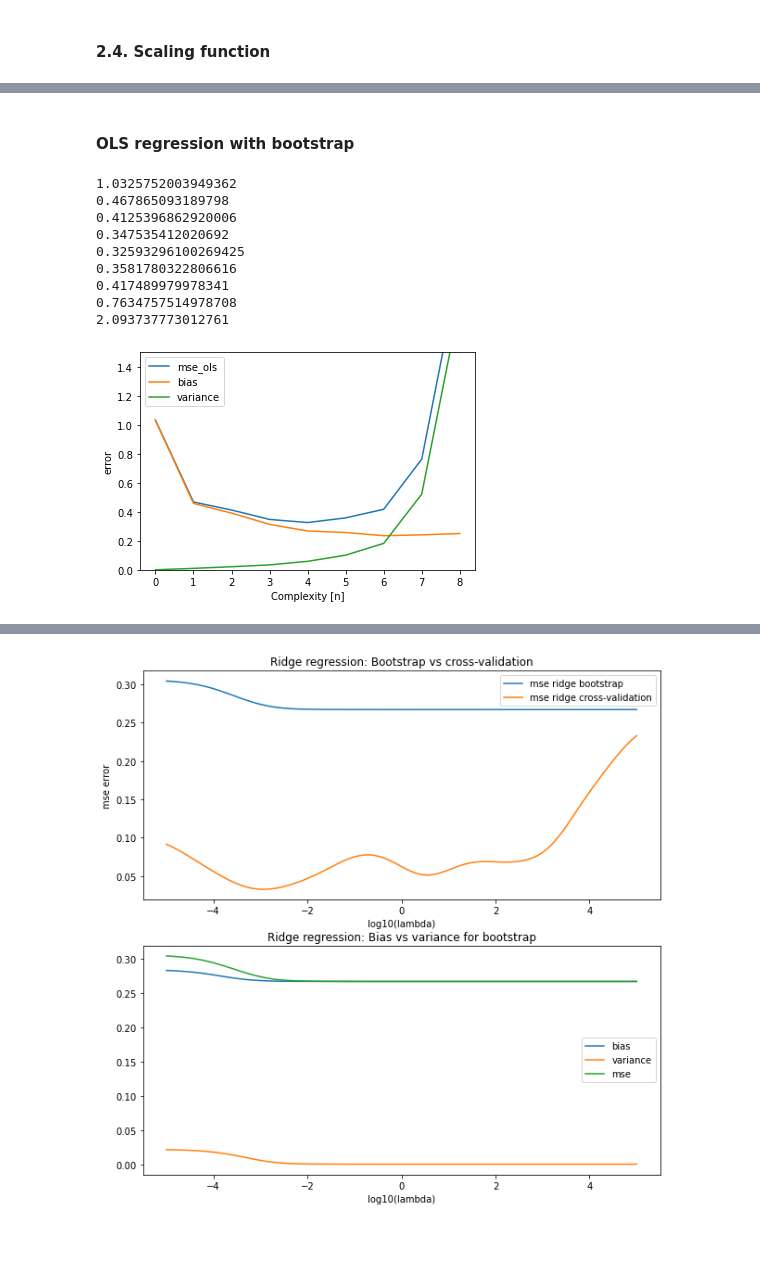
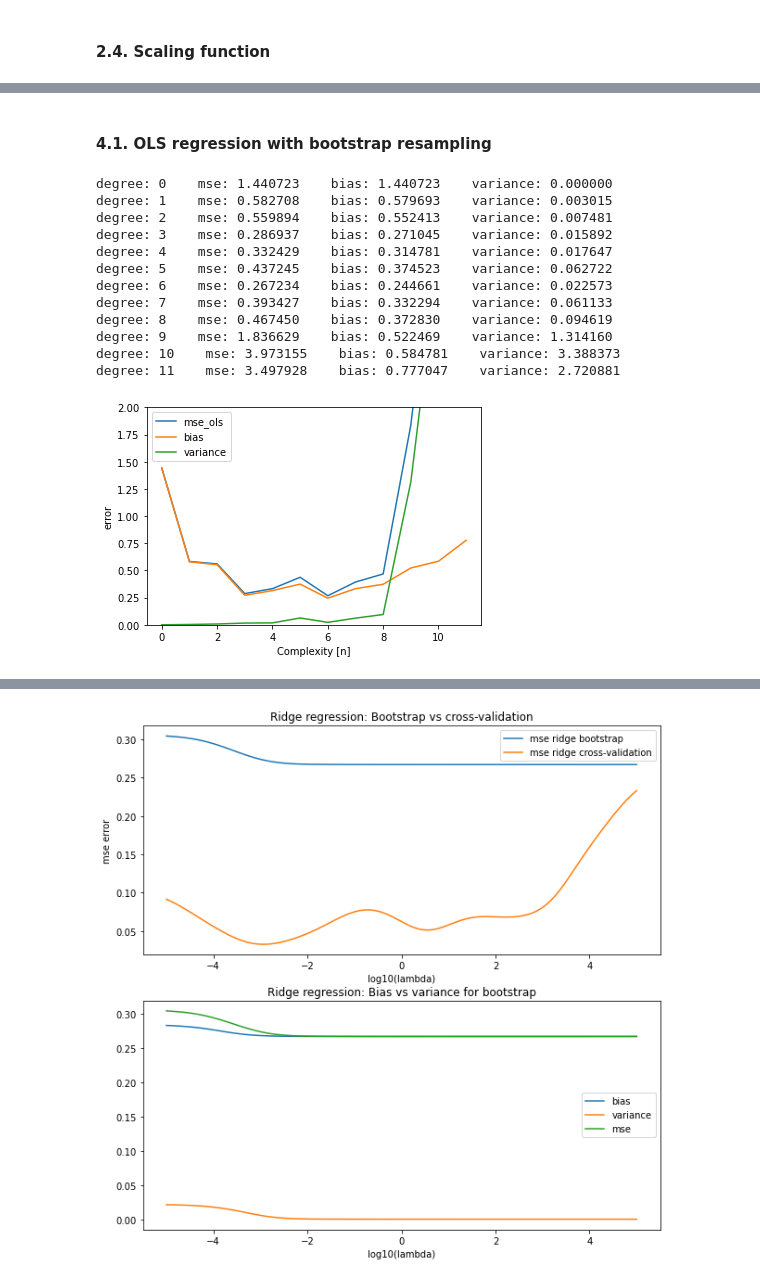
Before and after one commit to jornmarh/fys-stk4155, a Jupyter notebook: project1/project1-ad.ipynb, the cells around one changed output, grey strips where cells are left out. Saved outputs shown, nothing was run; the diff lists cells and outputs as text; code cells hidden in the pictures; blank space fills up the shorter version.

```diff
--- a/project1/project1-ad.ipynb
+++ b/project1/project1-ad.ipynb
@@ -54,20 +66,21 @@ fig = plt.figure(figsize=(20,8))
 ax = fig.gca(projection='3d')
 
 # Make data.
-x = np.arange(0, 1, 0.05)
-y = np.arange(0, 1, 0.05)
+N = 20
+x = np.arange(0, 1, N)
+y = np.arange(0, 1, N)
 x, y = np.meshgrid(x,y)
 
-def FrankeFunction(x,y):
+def FrankeFunction(x,y,noise_coef):
     term1 = 0.75*np.exp(-(0.25*(9*x-2)**2) - 0.25*((9*y-2)**2))
     term2 = 0.75*np.exp(-((9*x+1)**2)/49.0 - 0.1*(9*y+1))
     term3 = 0.5*np.exp(-(9*x-7)**2/4.0 - 0.25*((9*y-3)**2))
     term4 = -0.2*np.exp(-(9*x-4)**2 - (9*y-7)**2)
-    noise = np.random.normal(0,0.5,x.shape)
+    noise = noise_coef * np.random.randn(N*N)
     return term1 + term2 + term3 + term4 + noise
 
 
-z = FrankeFunction(x, y)
+z = FrankeFunction(x, y, np.random.randn(N*N))
 
 # Plot the surface.
 surf = ax.plot_surface(x, y, z, cmap=cm.coolwarm,
@@ -141,14 +148,14 @@ def scale(X_train, X_test, z_train, z_test):
 # %%
 # Making meshgrid of datapoints and compute Franke's function
 maxdegrees = 5
-N = 500
+N = 20
 x = np.sort(np.random.uniform(0, 1, N))
 y = np.sort(np.random.uniform(0, 1, N))
 x_mesh, y_mesh = np.meshgrid(x,y)
 x_flat = np.ravel(x_mesh)
 y_flat = np.ravel(y_mesh)
 
-z = FrankeFunction(x_flat, y_flat)
+z = FrankeFunction(x_flat, y_flat, 0.1*np.random.randn(N*N))
 
 polydegree = np.zeros(maxdegrees+1)
 r2_train = np.zeros(maxdegrees+1)
@@ -161,7 +168,7 @@ for i in range(maxdegrees+1):
     degree = i
     polydegree[i] = degree
     X = create_X(x_flat, y_flat, degree)
-    X_train, X_test, z_train, z_test = train_test_split(X,z, test_size=0.2)
+    X_train, X_test, z_train, z_test = train_test_split(X,z, test_size=0.2, random_state=42)
     #X_train, X_test, z_train, z_test = scale(X_train, X_test, z_train, z_test)
 
     # prediction
@@ -239,69 +249,73 @@ table
 - Increasing N from 100 only smoothens the curve
 - Polynomial degree above 10 does not decrease errors
 # %% [markdown]
-#### OLS regression with bootstrap
+#### 4.1. OLS regression with bootstrap resampling <a class="anchor" id="4.1"></a>
 # %%
-N = 100
+# Parameters
+N = 20
 n_bootstraps = 1000
-maxdegree = 9
+maxdegree = 12
+
+# Create data
+np.random.seed(64)
 x = np.sort(np.random.uniform(0, 1, N))
 y = np.sort(np.random.uniform(0, 1, N))
 x_mesh, y_mesh = np.meshgrid(x,y)
 x_flat = np.ravel(x_mesh)
 y_flat = np.ravel(y_mesh)
 
-polydegree = np.zeros(maxdegree)
+z = FrankeFunction(x_flat, y_flat, 0.15)
+
+# Cost functions
 mse_error = np.zeros(maxdegree)
 r2_error = np.zeros(maxdegree)
 bias = np.zeros(maxdegree)
 variance = np.zeros(maxdegree)
 mse_est = np.zeros(maxdegree)
 
-z = FrankeFunction(x_flat, y_flat)
-#z = z - np.mean(z)
-scaler = StandardScaler()
+
+polydegree = np.zeros(maxdegree)
 for i in range(maxdegree):
     degree = i
     polydegree[i] = degree
     X = create_X(x_flat, y_flat, degree)
 
     X_train, X_test, z_train, z_test = train_test_split(X,z, test_size=0.2)
-    scaler_x = scaler.fit(X_train)
-    X_train = scaler_x.transform(X_train)
-    X_test = scaler_x.transform(X_test)
-
-    scaler_z = scaler.fit(z_train.reshape(-1,1))
-    z_train = scaler_z.transform(z_train.reshape(-1,1)).ravel()
-    z_test = scaler.transform(z_test.reshape(-1,1)).ravel()
-
+    X_train, X_test, z_train, z_test = scale(X_train, X_test, z_train, z_test)
 
     z_pred = np.empty((z_test.shape[0], n_bootstraps))
     for j in range(n_bootstraps):
-        x_bs,z_bs = resample(X_train, z_train, n_samples=100)
+        x_bs,z_bs = resample(X_train, z_train)
         beta_ols = np.linalg.pinv(x_bs.T @ x_bs) @ x_bs.T @ z_bs
         z_pred[:,j] = X_test @ beta_ols
 
     mse_error[i] = np.mean(np.mean((z_test.reshape(-1,1) - z_pred)**2, axis=1, keepdims=True))
     bias[i] = np.mean((z_test.reshape(-1,1) - np.mean(z_pred, axis=1, keepdims=True))**2)
     variance[i] = np.mean(np.var(z_pred, axis=1, keepdims=True))
-    print(mse_error[i])
+
+    print('degree: %i    mse: %.6f    bias: %.6f    variance: %.6f' \
+          %(degree, mse_error[i], bias[i], variance[i]))
+
 
 plt.plot(polydegree, mse_error, label='mse_ols')
 plt.plot(polydegree, bias, label='bias')
 plt.plot(polydegree, variance, label='variance')
 plt.xlabel('Complexity [n]')
 plt.ylabel('error')
-plt.ylim(0,1.5)
+plt.ylim(0,2)
 plt.legend()
 plt.show()
 # %% [output]
-1.0325752003949362
-0.467865093189798
-0.4125396862920006
-0.347535412020692
-0.32593296100269425
-0.3581780322806616
-0.417489979978341
-0.7634757514978708
-2.093737773012761
+degree: 0    mse: 1.440723    bias: 1.440723    variance: 0.000000
+degree: 1    mse: 0.582708    bias: 0.579693    variance: 0.003015
+degree: 2    mse: 0.559894    bias: 0.552413    variance: 0.007481
+degree: 3    mse: 0.286937    bias: 0.271045    variance: 0.015892
+degree: 4    mse: 0.332429    bias: 0.314781    variance: 0.017647
+degree: 5    mse: 0.437245    bias: 0.374523    variance: 0.062722
+degree: 6    mse: 0.267234    bias: 0.244661    variance: 0.022573
+degree: 7    mse: 0.393427    bias: 0.332294    variance: 0.061133
+degree: 8    mse: 0.467450    bias: 0.372830    variance: 0.094619
+degree: 9    mse: 1.836629    bias: 0.522469    variance: 1.314160
+degree: 10    mse: 3.973155    bias: 0.584781    variance: 3.388373
+degree: 11    mse: 3.497928    bias: 0.777047    variance: 2.720881
-[figure, old version]
+[figure, new version]
```
Also changed, not shown: parts of 31 cells of this notebook.
